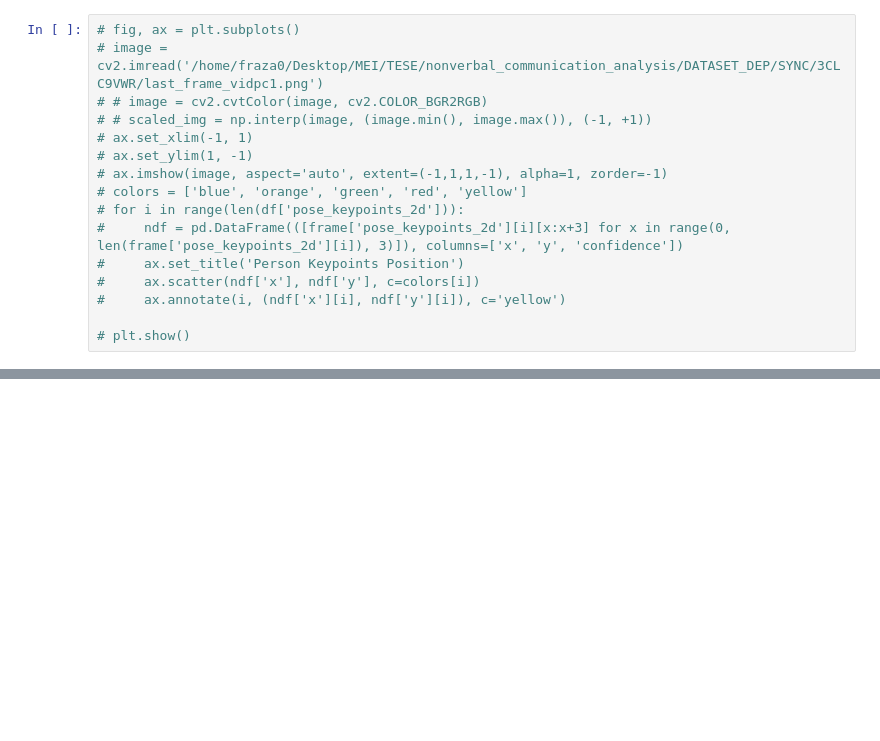
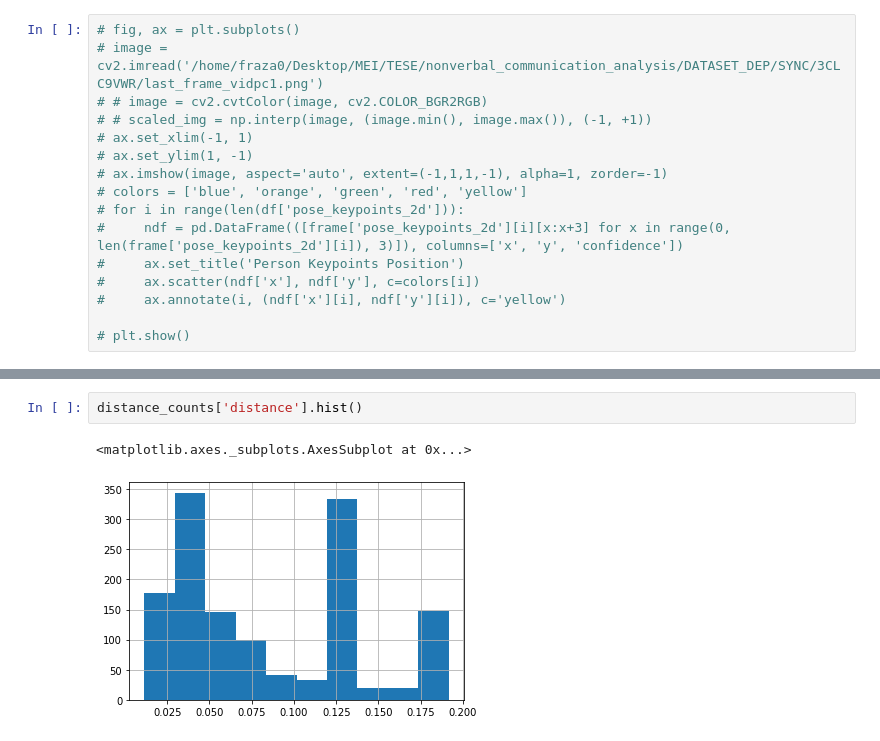
Before and after one commit to fraza0/nonverbal_communication_analysis, a Jupyter notebook: nonverbal_communication_analysis/m_StatisticalAnalysis/openpose_initial_analysis.ipynb, the cells around one changed output, grey strips where cells are left out. Drawn from its saved outputs; the diff is of its cells as text; blank space fills up the shorter version.

Commit message:
shoulders distance analysis

```diff
--- a/nonverbal_communication_analysis/m_StatisticalAnalysis/openpose_initial_analysis.ipynb
+++ b/nonverbal_communication_analysis/m_StatisticalAnalysis/openpose_initial_analysis.ipynb
@@ -280,0 +311,5 @@ subjects_face_distribution
+# %%
+distance_counts['distance'].hist()
+# %% [output]
+<matplotlib.axes._subplots.AxesSubplot at 0x...>
+[figure, added]
```
Also changed, not shown: parts of 4 cells of this notebook.
